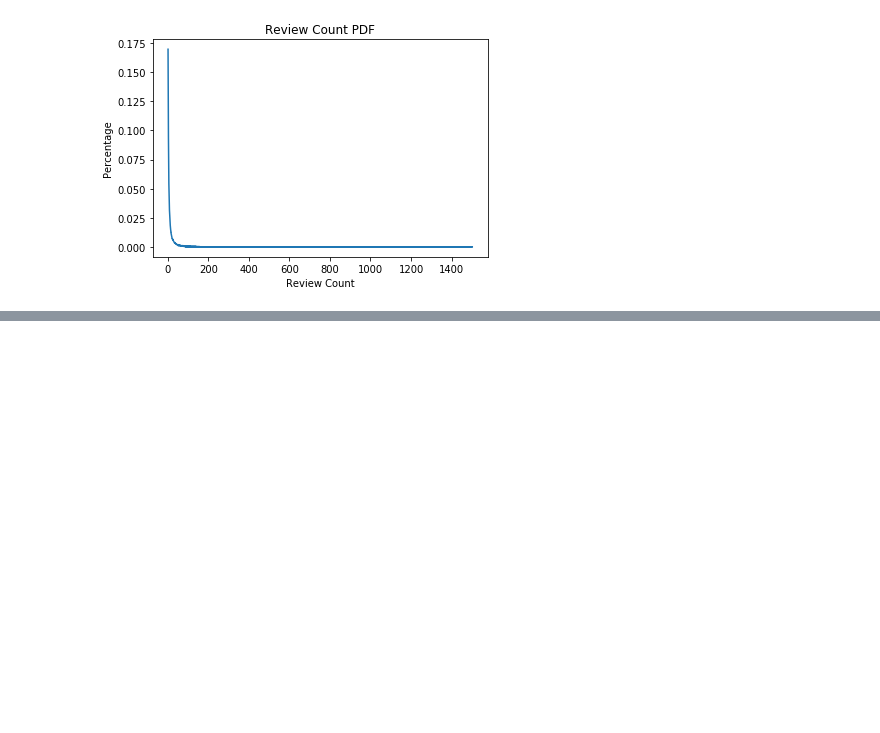
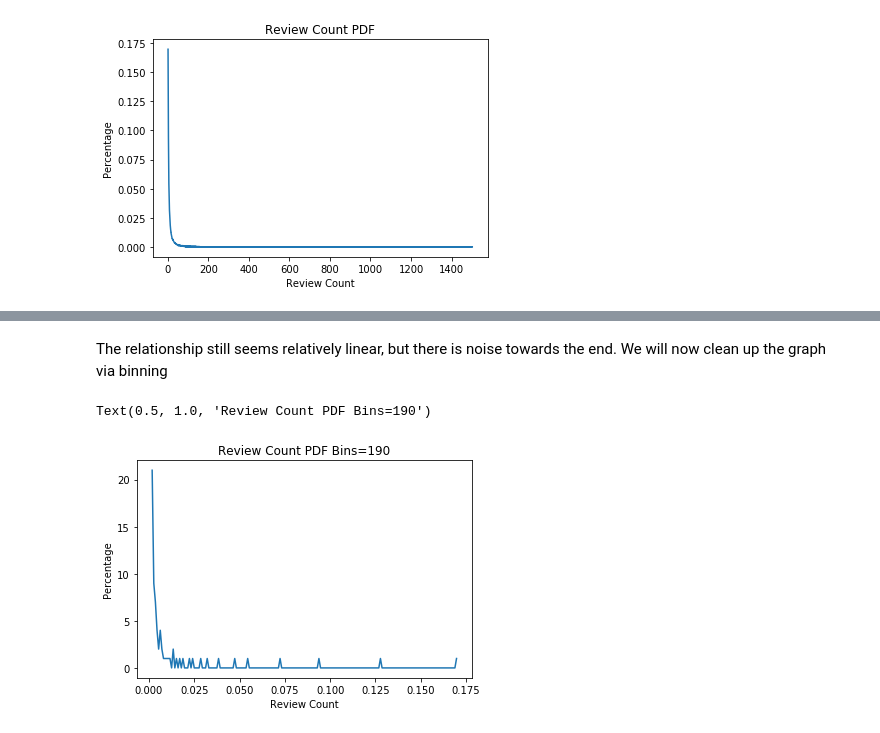
Before and after one commit to clrpoon/EECS-396-Introduction-to-the-Datascience-Pipeline, a Jupyter notebook: submission3/part2.ipynb, the cells around one changed output, grey strips where cells are left out. Cells and saved outputs as stored; diff of their text form; code cells hidden in the pictures; blank space fills up the shorter version.

```diff
--- a/submission3/part2.ipynb
+++ b/submission3/part2.ipynb
@@ -266,0 +284,18 @@ plt.show()
+# %% [markdown]
+The relationship still seems relatively linear, but there is noise towards the end. We will now clean up the graph via binning
+# %%
+counts, bins = np.histogram(y, bins = 190)
+
+x_min_index = 2
+
+
+bins=bins[x_min_index:]
+counts = counts[x_min_index-1:]
+
+plt.plot(bins,counts)
+plt.xlabel('Review Count')
+plt.ylabel('Percentage')
+plt.title('Review Count PDF Bins=190')
+# %% [output]
+Text(0.5, 1.0, 'Review Count PDF Bins=190')
+[figure, added]
```
Also changed, not shown: parts of 10 cells of this notebook, 1 other file.
